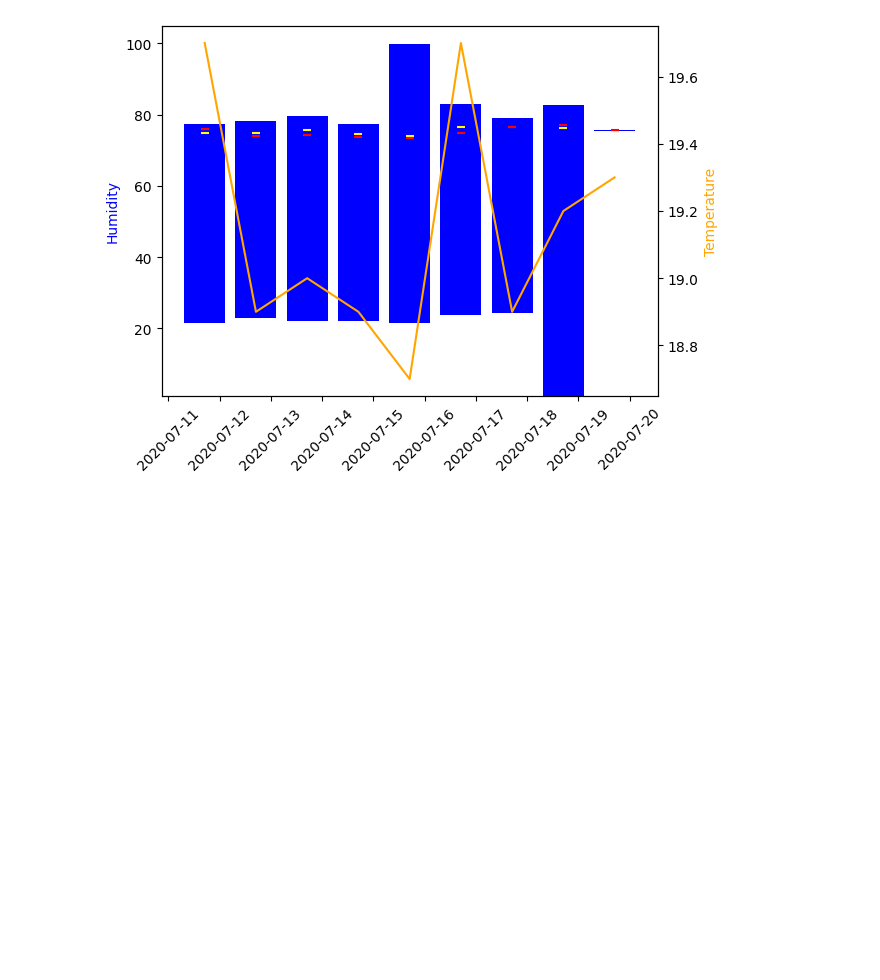
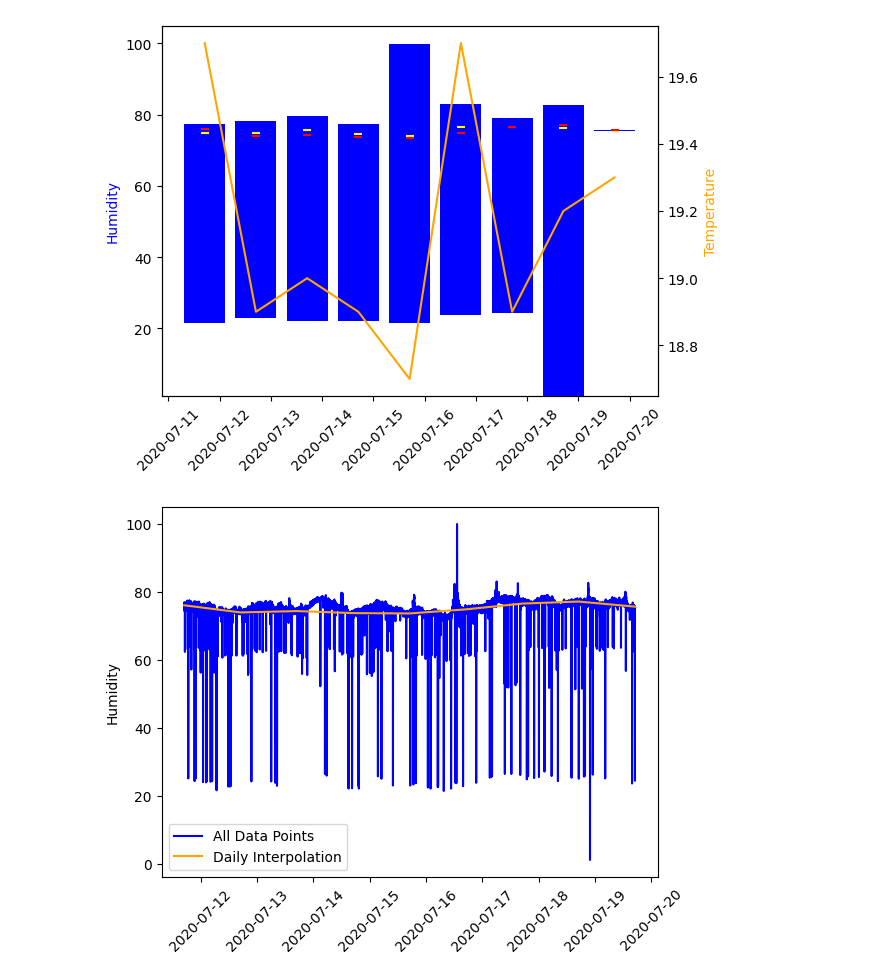
Before and after one commit to griddbnet/Blogs, a Jupyter notebook: group_by_range.ipynb, the cells around one changed output. Saved outputs shown, nothing was run; the diff lists cells and outputs as text; code cells hidden in the pictures; blank space fills up the shorter version.

```diff
--- a/group_by_range.ipynb
+++ b/group_by_range.ipynb
@@ -41,6 +41,15 @@ def getRange(conn, table, range):
     df = pd.DataFrame(curs.fetchall(), columns=cols)
     return df
 
+def getAll(conn, table):
+    curs = conn.cursor()
+
+    curs.execute("""select * from """+table);
+
+    cols = tuple(zip(*curs.description))[0]
+    df = pd.DataFrame(curs.fetchall(), columns=cols)
+    return df
+
 getRange(conn, "device2", "DAY")
 # %% [output]
 |  | ts | co | humidity | light | lpg | motion | smoke | temp |
@@ -146,3 +155,14 @@ plt2.plot(all['ts'],  all['temp'], color='orange')
 plt2.set_ylabel('Temperature', color='orange');
 # %% [output]
 [figure]
+# %%
+day = getRange(conn, "device2", "DAY")
+all = getAll(conn, "device2")
+
+plt.plot(all['ts'],  all['humidity'], label='All Data Points', color='blue')
+plt.plot(day['ts'],  day['humidity'], label='Daily Interpolation', color='orange')
+plt.xticks(rotation = 45);
+plt.ylabel('Humidity')
+plt.legend(loc="lower left");
+# %% [output]
+[figure, added]
```
Also changed, not shown: parts of 2 cells of this notebook, 1 other file.
